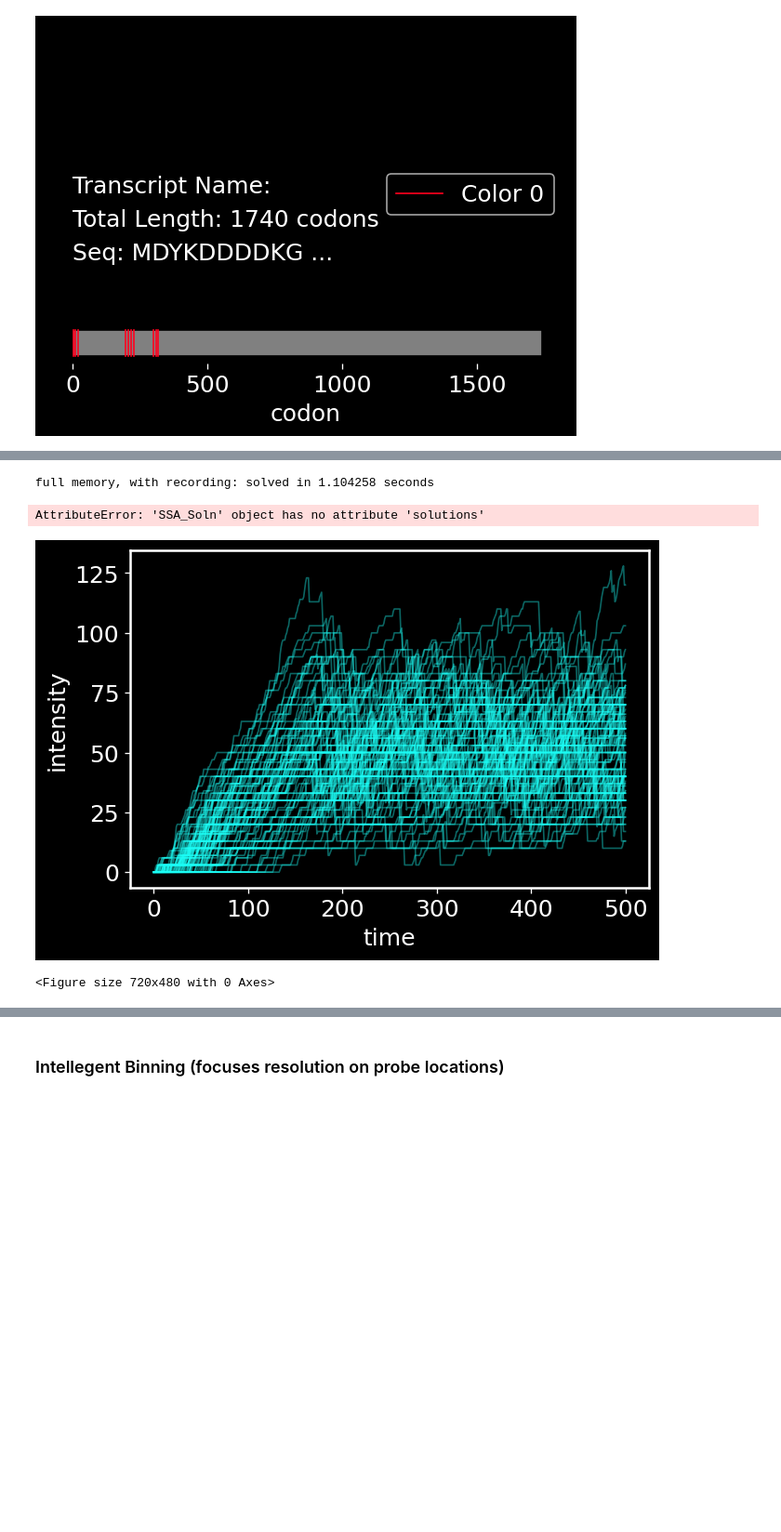
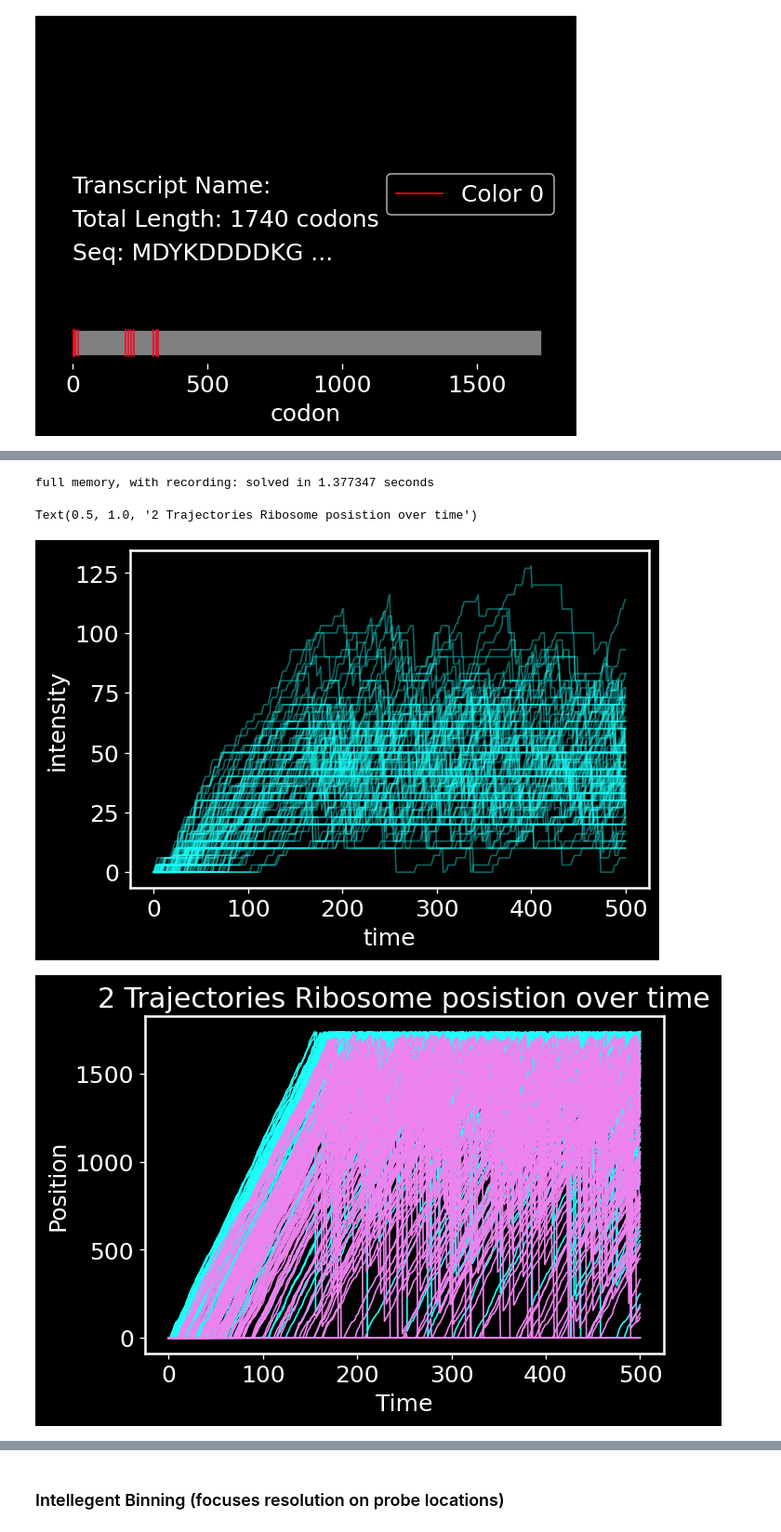
Before and after one commit to MunskyGroup/rSNAPsim, a Jupyter notebook: rsnapsim/interactive_notebooks/Solution Methods 1 color.ipynb, the cells around one changed output, grey strips where cells are left out. Shown at 93% size. Drawn from its saved outputs; the diff is of its cells as text; code cells hidden in the pictures; blank space fills up the shorter version.

```diff
--- a/rsnapsim/interactive_notebooks/Solution Methods 1 color.ipynb
+++ b/rsnapsim/interactive_notebooks/Solution Methods 1 color.ipynb
@@ -57,10 +51,10 @@ poi.visualize_probe()
 
 #with recording and low memory
 sttime = time.time()
-ssa_soln = solver.solve_ssa(poi.kelong,t,ki=.033,n_traj=100)
+ssa_soln = rss.solver.solve_ssa(poi.kelong,t,ki=.033,n_traj=100)
 solvetime = time.time()-sttime
 
-
+low_mem_time = solvetime
 plt.plot(ssa_soln.intensity_vec[0],color='#1cfff7',alpha=.4)
 plt.xlabel('time')
 plt.ylabel('intensity')
@@ -91,16 +85,16 @@ Text(0.5, 1.0, 'Autocorrelation')
 # %%
 #Default settings, no stats recording and low memory
 sttime = time.time()
-ssa_soln = solver.solve_ssa(poi.kelong,t,ki=.033,n_traj=100,record_stats=True )
+ssa_soln2 = rss.solver.solve_ssa(poi.kelong,t,ki=.033,n_traj=100,record_stats=True )
 solvetime = time.time()-sttime
-
-plt.plot(ssa_soln.intensity_vec[0],color='#1cfff7',alpha=.4)
+recording_stats_time = solvetime
+plt.plot(ssa_soln2.intensity_vec[0],color='#1cfff7',alpha=.4)
 plt.xlabel('time')
 plt.ylabel('intensity')
 print("Low memory, w/ recording: solved in %f seconds" % solvetime)
 
 plt.figure()
-plt.plot(ssa_soln.collisions,'-o',color='#1cfff7')
+plt.plot(ssa_soln2.collisions,'-o',color='#1cfff7')
 plt.xlabel('Position')
 plt.ylabel('Collision count')
 plt.title('Collisions per location over all 100 Trajectories')
@@ -112,23 +106,23 @@ Text(0.5, 1.0, 'Collisions per location over all 100 Trajectories')
 # %%
 #full solution, returns the ribosome positions
 sttime = time.time()
-ssa_soln = solver.solve_ssa(poi.kelong,t,n_traj=100,ki=.033,record_stats=True,low_memory=False )
+ssa_soln3 = rss.solver.solve_ssa(poi.kelong,t,n_traj=100,ki=.033,record_stats=True,low_memory=False )
 solvetime = time.time()-sttime
-
+recording_stats_and_pos_time = solvetime
 plt.plot(ssa_soln.intensity_vec[0],color='#1cfff7',alpha=.4)
 plt.xlabel('time')
 plt.ylabel('intensity')
 print("full memory, with recording: solved in %f seconds" % solvetime)
 
 
 plt.figure()
-plt.plot(ssa_soln.solutions[0].T,'#1cfff7')
-plt.plot(ssa_soln.solutions[1].T,'violet')
+plt.plot(ssa_soln3.ribosome_locations.T[0],'#1cfff7')
+plt.plot(ssa_soln3.ribosome_locations.T[1],'violet')
 plt.ylabel('Position')
 plt.xlabel('Time')
 plt.title('2 Trajectories Ribosome posistion over time')
 # %% [output]
-full memory, with recording: solved in 1.104258 seconds
+full memory, with recording: solved in 1.377347 seconds
-AttributeError: 'SSA_Soln' object has no attribute 'solutions'
+Text(0.5, 1.0, '2 Trajectories Ribosome posistion over time')
-[figure, old version]
+[figure, new version]
-<Figure size 720x480 with 0 Axes>
+[figure, added]
```
Also changed, not shown: parts of 16 cells of this notebook, 42 other files.
